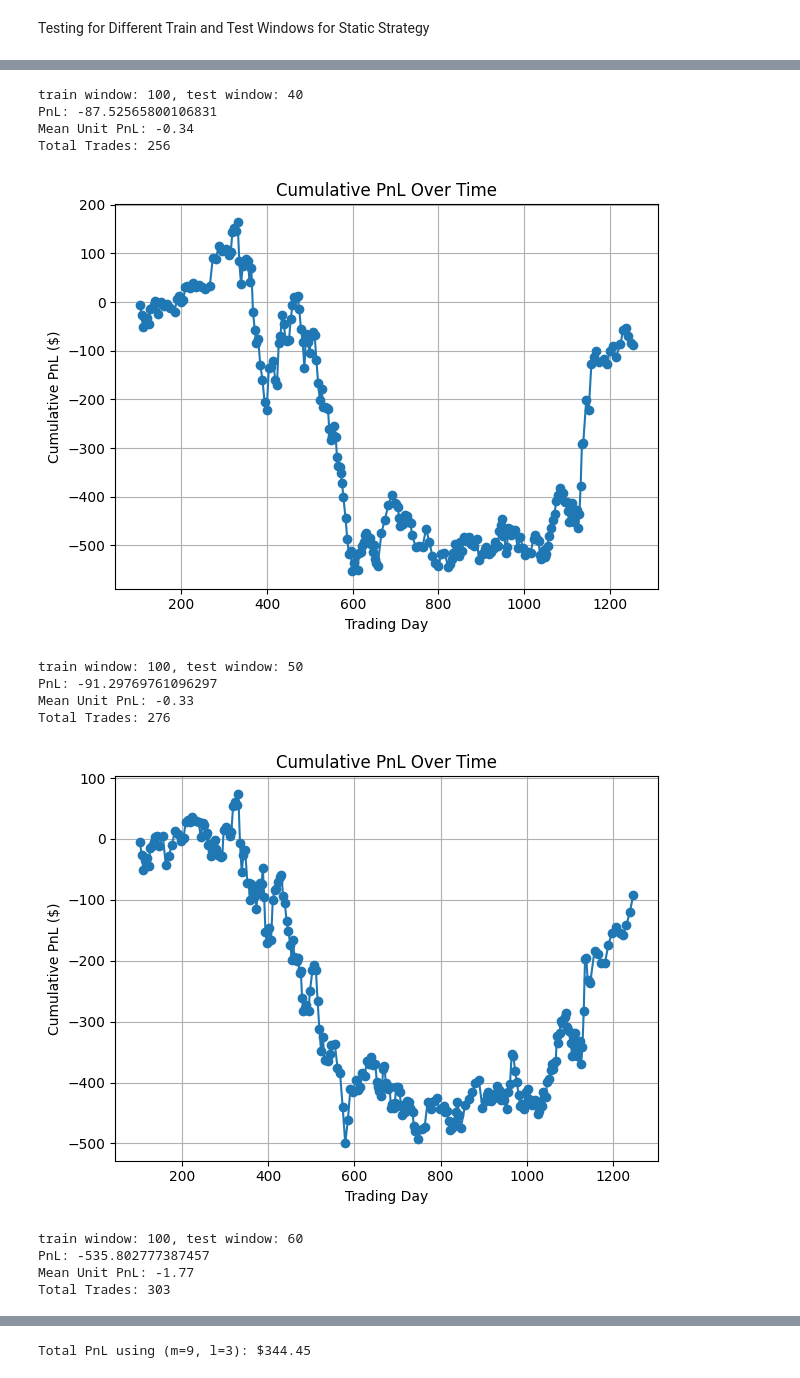
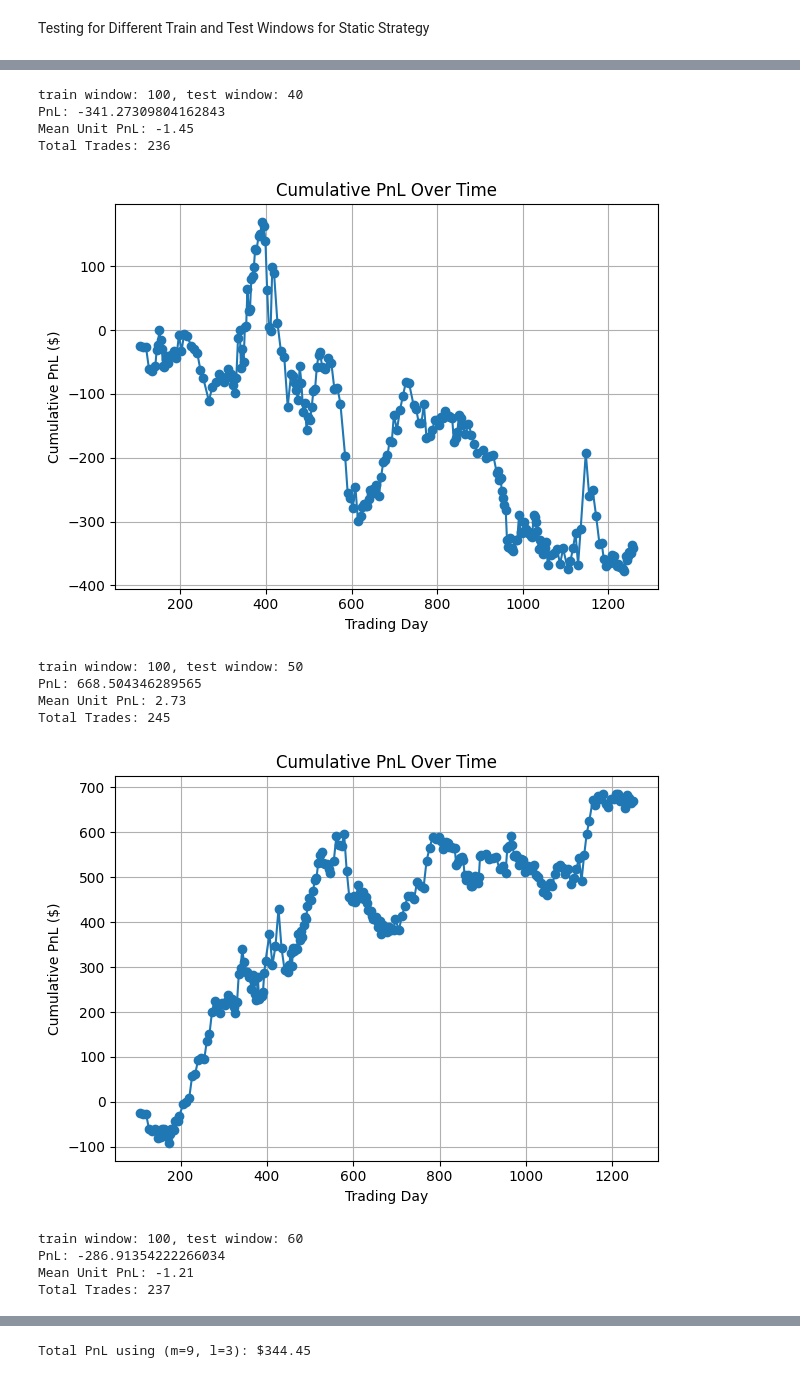
Before and after one commit to ckook24/Koopman-DMD-Algorithm, a Jupyter notebook: Koopman_DMD.ipynb, the cells around one changed output, grey strips where cells are left out. Drawn from its saved outputs; the diff is of its cells as text; code cells hidden in the pictures.

```diff
--- a/Koopman_DMD.ipynb
+++ b/Koopman_DMD.ipynb
@@ -274,8 +233,8 @@ def find_hotspot(data_arr, m_start, m_end, l_start, l_end):
 
     return scores, potential_hotspots, sorted_hotspots, preds_array, actuals_array, accuracy_scores, averages
 # %%
-data_arr = daily_data
-m_start, m_end = 4, 30
+data_arr = daily_chg_data
+m_start, m_end = 6, 30
 l_start, l_end = 2, 10
 data_arr_samp = data_arr #[:, 1200:1450]  # Assuming 252 trading days per year
 # %%
@@ -589,13 +516,25 @@ plot_pnl(dynamic_trades)
 # %% [markdown]
 **Static Stratgy**
 # %%
-def simulate_static_strategy(bankroll, data_arr, window_len, step_n, m_start, m_end, l_start, l_end):
+def simulate_static_strategy(
+    bankroll,
+    data_arr,
+    percent_change_arr,
+    window_len,
+    step_n,
+    m_start,
+    m_end,
+    l_start,
+    l_end
+):
     """
     Runs a fixed-hotspot strategy where the best hotspot is re-selected every `step_n` days.
+    Prediction is based on percent change data, but PnL is calculated using actual prices.
 
     Parameters:
-        bankroll (int): Total capital to invest.
-        data_arr (np.ndarray): Shape [n_stocks+1, n_days], includes mean row.
+        bankroll (float): Total capital to invest.
+        data_arr (np.ndarray): Shape [n_stocks+1, n_days], actual price data with mean row.
+        percent_change_arr (np.ndarray): Same shape, percent changes for prediction.
         window_len (int): Length of historical window to search for hotspots.
         step_n (int): Number of days to hold using the selected hotspot before re-selecting.
         m_start, m_end: Range for m values to search.
@@ -613,8 +552,8 @@ def simulate_static_strategy(bankroll, data_arr, window_len, step_n, m_start, m_
     trade_log = []
 
     while day + step_n < total_days:
-        # 1. Select best hotspot from historical window
-        train_data = data_arr[:, day - window_len : day]
+        # 1. Select best hotspot from historical window (on percent change data)
+        train_data = percent_change_arr[:, day - window_len : day]
         scores, potential_hotspots, hotspots, preds_array, actuals_array, _, _ = find_hotspot(
             train_data, m_start, m_end, l_start, l_end
         )
@@ -632,10 +571,15 @@ def simulate_static_strategy(bankroll, data_arr, window_len, step_n, m_start, m_
             if t - m < 0 or t + l > total_days:
                 continue
 
-            M = data_arr[:n_stocks, t - m : t]
+            # Predict on percent change data
+            M = percent_change_arr[:n_stocks, t - m : t]
             M1 = M[:, :-1]
             M2 = M[:, 1:]
             pred = predict_price(M1, M2, l)
+            if np.isnan(pred).any() or np.isinf(pred).any():
+                continue
+
+            # Actual price data for PnL
             actual = data_arr[:n_stocks, t : t + l]
 
             valid_idx = ~np.isnan(pred[:, -1]) & ~np.isnan(pred[:, 0]) & \
@@ -656,11 +600,13 @@ def simulate_static_strategy(bankroll, data_arr, window_len, step_n, m_start, m_
 
             for j in range(len(entry_prices)):
                 entry = entry_prices[j]
-                exit  = exit_prices[j]
+                exit_ = exit_prices[j]
                 dir_j = direction[j]
                 if dir_j == 0:
                     continue
-                stock_return = (exit - entry) if dir_j > 0 else (entry - exit)
+                if entry <= 0 or np.isnan(entry) or np.isnan(exit_):
+                    continue
+                stock_return = (exit_ - entry) if dir_j > 0 else (entry - exit_)
                 pnl += stock_return / entry * per_stock_investment
 
             total_pnl += pnl
@@ -683,7 +629,8 @@ training_window = 150
 test_window = 40
 static_pnl, static_trades, available_trading_days = simulate_static_strategy(
     bankroll=1000,
-    data_arr=data_arr_samp,
+    data_arr=daily_data,
+    percent_change_arr = daily_chg_data,
     window_len=training_window, #test different window_len
     step_n=test_window, #test different step_n
     m_start=5,
@@ -729,7 +676,8 @@ for train in train_windows:
             continue
         static_pnl, static_trades, available_trading_days = simulate_static_strategy(
         bankroll=1000,
-        data_arr=data_arr_samp,
+        data_arr=daily_data,
+        percent_change_arr = daily_chg_data,
         window_len=train,
         step_n=test,
         m_start=5,
@@ -759,14 +707,14 @@ Total Trades: 275
 train window: 100, test window: 40
-PnL: -87.52565800106831
-Mean Unit PnL: -0.34
-Total Trades: 256
+PnL: -341.27309804162843
+Mean Unit PnL: -1.45
+Total Trades: 236
-[figure, old version]
+[figure, new version]
 train window: 100, test window: 50
-PnL: -91.29769761096297
-Mean Unit PnL: -0.33
-Total Trades: 276
+PnL: 668.504346289565
+Mean Unit PnL: 2.73
+Total Trades: 245
-[figure, old version]
+[figure, new version]
 train window: 100, test window: 60
-PnL: -535.802777387457
-Mean Unit PnL: -1.77
-Total Trades: 303
+PnL: -286.91354222266034
+Mean Unit PnL: -1.21
+Total Trades: 237
```
Also changed, not shown: parts of 43 cells of this notebook, 2 other files.
